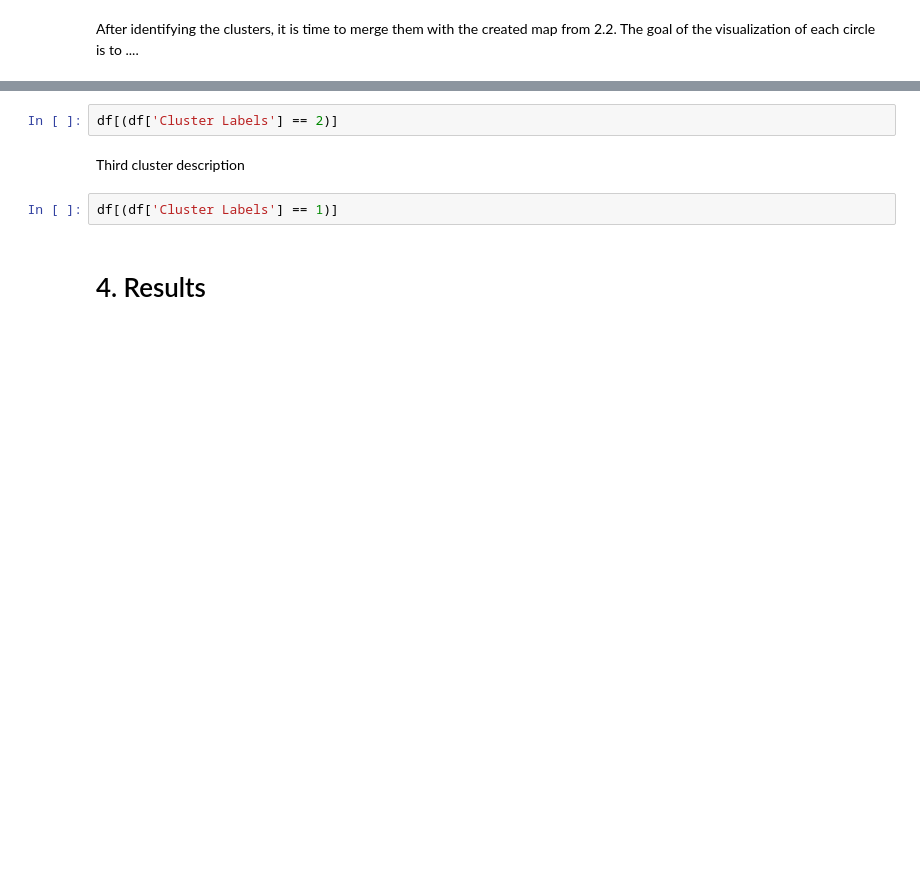
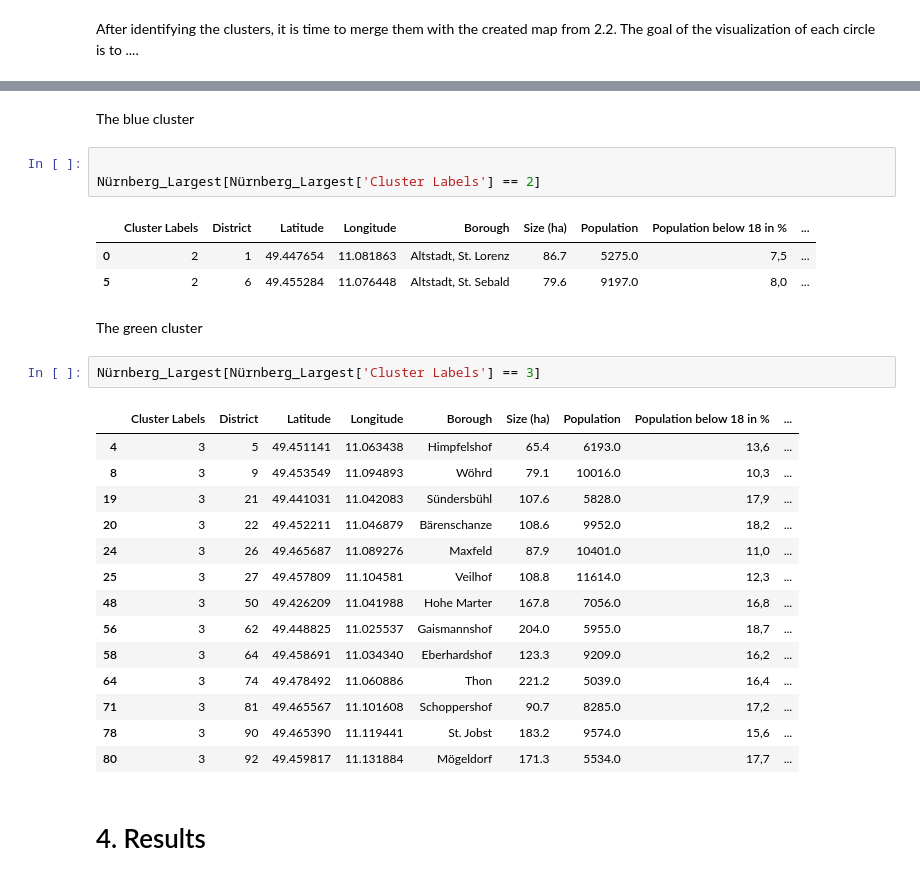
Before and after one commit to Suntzui/Coursera_Capstone, a Jupyter notebook: Applied Data Science Capstone - Final Assignment.ipynb, the cells around one changed output, grey strips where cells are left out. Drawn from its saved outputs; the diff is of its cells as text; blank space fills up the shorter version.

```diff
--- a/Applied Data Science Capstone - Final Assignment.ipynb
+++ b/Applied Data Science Capstone - Final Assignment.ipynb
@@ -598,9 +689,31 @@ Second cluster: description
+# %% [markdown]
+The blue cluster
 # %%
-df[(df['Cluster Labels'] == 2)]
+
+Nürnberg_Largest[Nürnberg_Largest['Cluster Labels'] == 2]
+# %% [output]
+|  | Cluster Labels | District | Latitude | Longitude | Borough | Size (ha) | Population | Population below 18 in % | ... |
+| 0 | 2 | 1 | 49.447654 | 11.081863 | Altstadt, St. Lorenz | 86.7 | 5275.0 | 7,5 | ... |
+| 5 | 2 | 6 | 49.455284 | 11.076448 | Altstadt, St. Sebald | 79.6 | 9197.0 | 8,0 | ... |
-# %% [markdown]
-Third cluster description
-# %%
-df[(df['Cluster Labels'] == 1)]
+# %% [markdown]
+The green cluster
+# %%
+Nürnberg_Largest[Nürnberg_Largest['Cluster Labels'] == 3]
+# %% [output]
+|  | Cluster Labels | District | Latitude | Longitude | Borough | Size (ha) | Population | Population below 18 in % | ... |
+| 4 | 3 | 5 | 49.451141 | 11.063438 | Himpfelshof | 65.4 | 6193.0 | 13,6 | ... |
+| 8 | 3 | 9 | 49.453549 | 11.094893 | Wöhrd | 79.1 | 10016.0 | 10,3 | ... |
+| 19 | 3 | 21 | 49.441031 | 11.042083 | Sündersbühl | 107.6 | 5828.0 | 17,9 | ... |
+| 20 | 3 | 22 | 49.452211 | 11.046879 | Bärenschanze | 108.6 | 9952.0 | 18,2 | ... |
+| 24 | 3 | 26 | 49.465687 | 11.089276 | Maxfeld | 87.9 | 10401.0 | 11,0 | ... |
+| 25 | 3 | 27 | 49.457809 | 11.104581 | Veilhof | 108.8 | 11614.0 | 12,3 | ... |
+| 48 | 3 | 50 | 49.426209 | 11.041988 | Hohe Marter | 167.8 | 7056.0 | 16,8 | ... |
+| 56 | 3 | 62 | 49.448825 | 11.025537 | Gaismannshof | 204.0 | 5955.0 | 18,7 | ... |
+| 58 | 3 | 64 | 49.458691 | 11.034340 | Eberhardshof | 123.3 | 9209.0 | 16,2 | ... |
+| 64 | 3 | 74 | 49.478492 | 11.060886 | Thon | 221.2 | 5039.0 | 16,4 | ... |
+| 71 | 3 | 81 | 49.465567 | 11.101608 | Schoppershof | 90.7 | 8285.0 | 17,2 | ... |
+| 78 | 3 | 90 | 49.465390 | 11.119441 | St. Jobst | 183.2 | 9574.0 | 15,6 | ... |
+| 80 | 3 | 92 | 49.459817 | 11.131884 | Mögeldorf | 171.3 | 5534.0 | 17,7 | ... |
 # %% [markdown]
 # 4. Results
 # %% [markdown]
```
Also changed, not shown: parts of 19 cells of this notebook.
